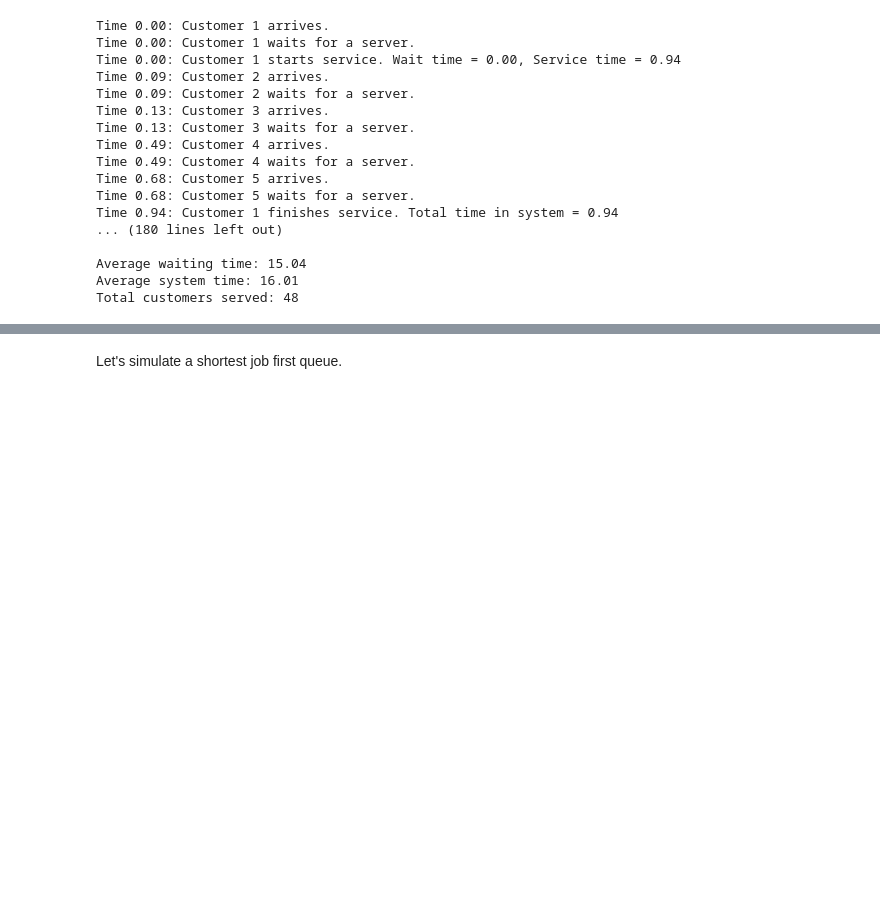
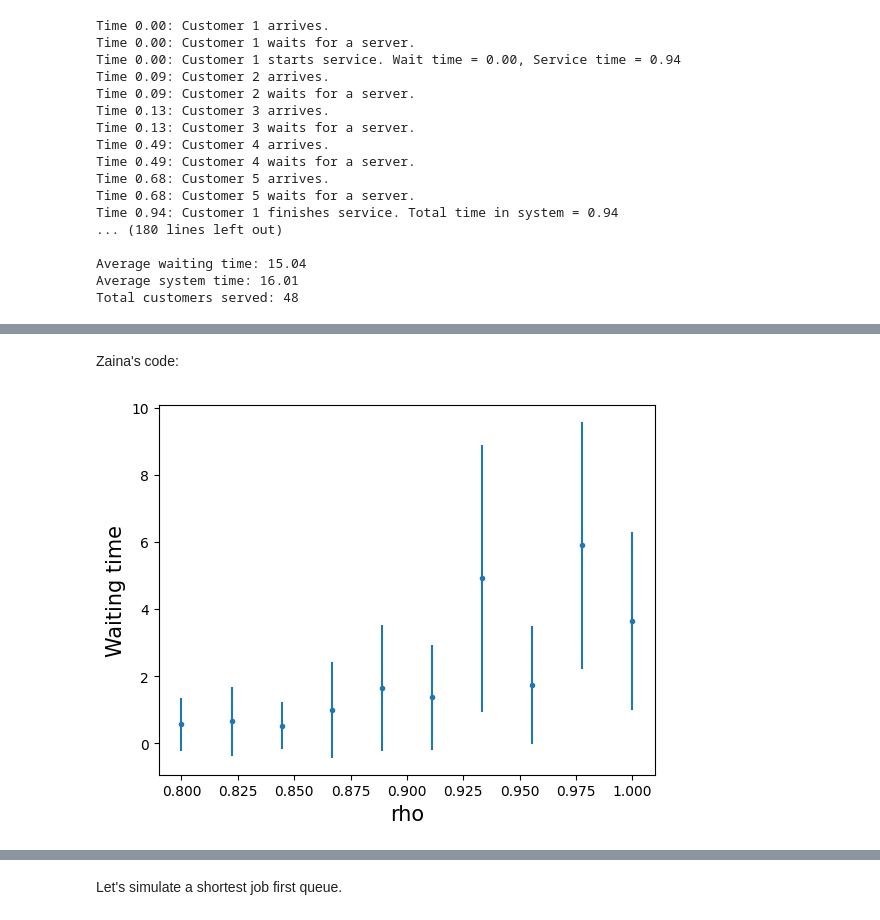
Before and after one commit to victorgarciacervantes/Discrete_event_simulation, a Jupyter notebook: prueba_2.ipynb, the cells around one changed output, grey strips where cells are left out. Saved outputs shown, nothing was run; the diff lists cells and outputs as text; code cells hidden in the pictures; blank space fills up the shorter version.

```diff
--- a/prueba_2.ipynb
+++ b/prueba_2.ipynb
@@ -290,0 +382,2 @@ Total customers served: 48
+# %% [markdown]
+Zaina's code:
@@ -290,0 +439,25 @@ Total customers served: 48
+# %%
+rho = np.linspace(0.8, 1.0, 10)
+mu = 1
+m = 5
+lambd = rho*mu*m
+simulation_time = 1000
+mean_tot = []
+std_tot = []
+
+for i in lambd:
+    env = simpy.Environment()
+    simulation = queue(env, i, mu, m)
+    me, st = simulation.average_wait_time_run(simulation_time)
+    mean_tot.append(me)
+    std_tot.append(st)
+
+errorbar(rho, mean_tot, yerr=std_tot, fmt='.')
+xlabel("rho", fontsize = 15)
+ylabel("Waiting time", fontsize = 15)
+#yscale('log')
+#legend(loc=4)
+#title("Ajuste de Pantheon y Planck a los datos de SNIa",fontsize = 15)
+show()
+# %% [output]
+[figure, added]
```
Also changed, not shown: parts of 9 cells of this notebook.
